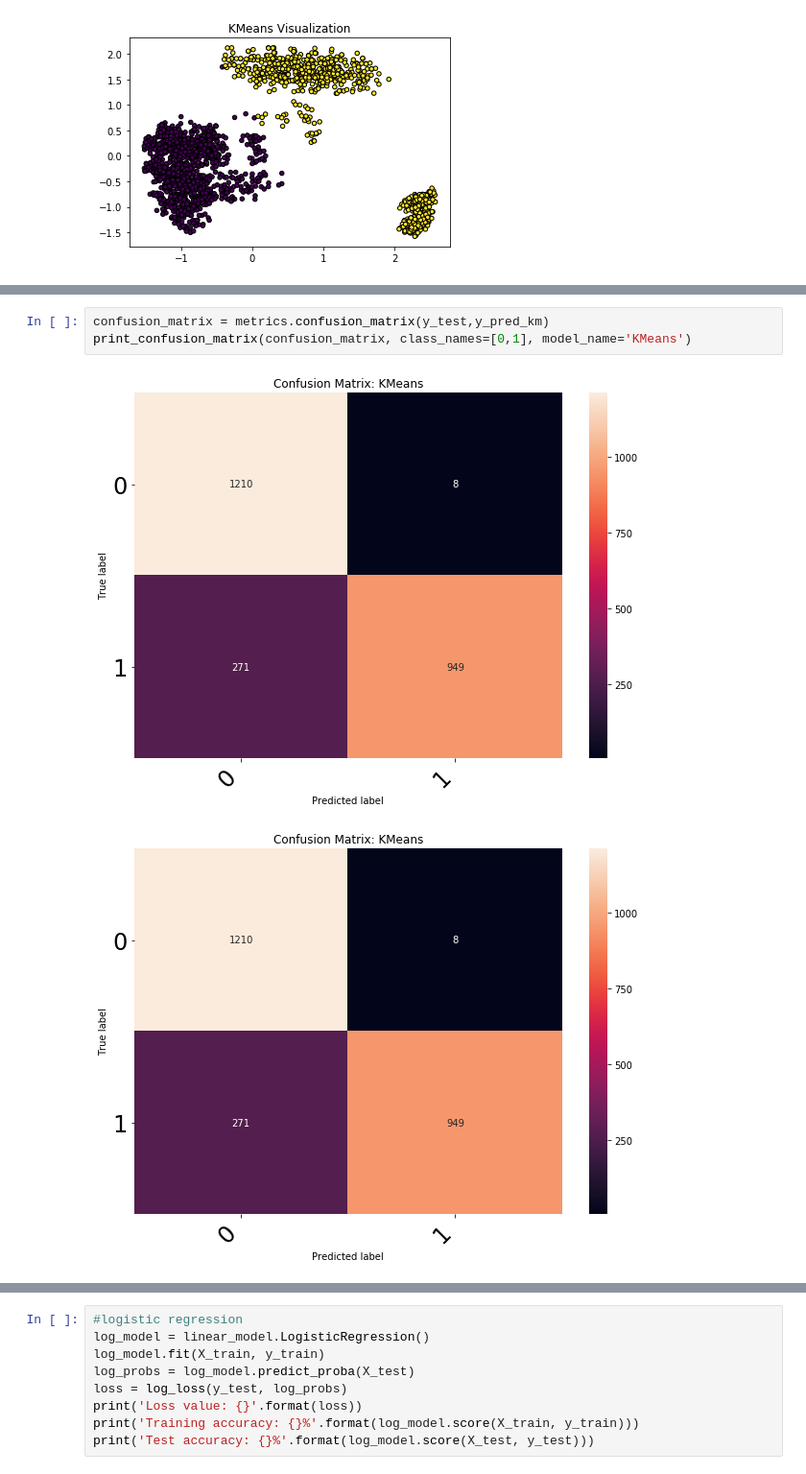
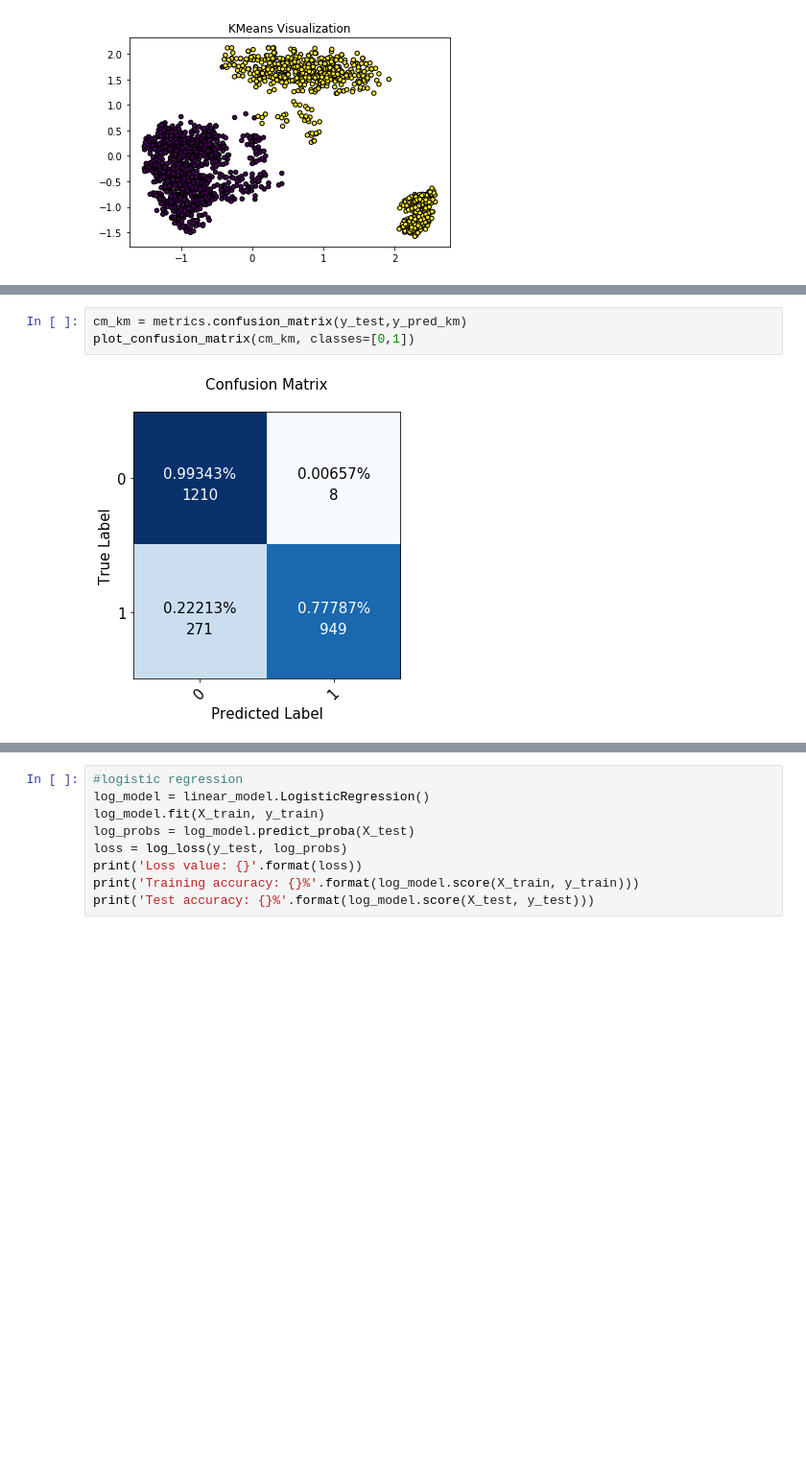
Before and after one commit to BrendanMoore42/ProjectTemp, a Jupyter notebook: MushroomClass/mushroom_kern1.ipynb, the cells around one changed output, grey strips where cells are left out. Shown: that part at 96% size. Saved outputs shown, nothing was run; the diff lists cells and outputs as text; blank space fills up the shorter version.

```diff
--- a/MushroomClass/mushroom_kern1.ipynb
+++ b/MushroomClass/mushroom_kern1.ipynb
@@ -184,6 +175,5 @@ df_cm_per*1000
 # %%
-confusion_matrix = metrics.confusion_matrix(y_test,y_pred_km)
-print_confusion_matrix(confusion_matrix, class_names=[0,1], model_name='KMeans')
+cm_km = metrics.confusion_matrix(y_test,y_pred_km)
+plot_confusion_matrix(cm_km, classes=[0,1])
 # %% [output]
-[figure, old version]
+[figure, new version]
-[figure, removed]
```
Also changed, not shown: parts of 5 cells of this notebook.
